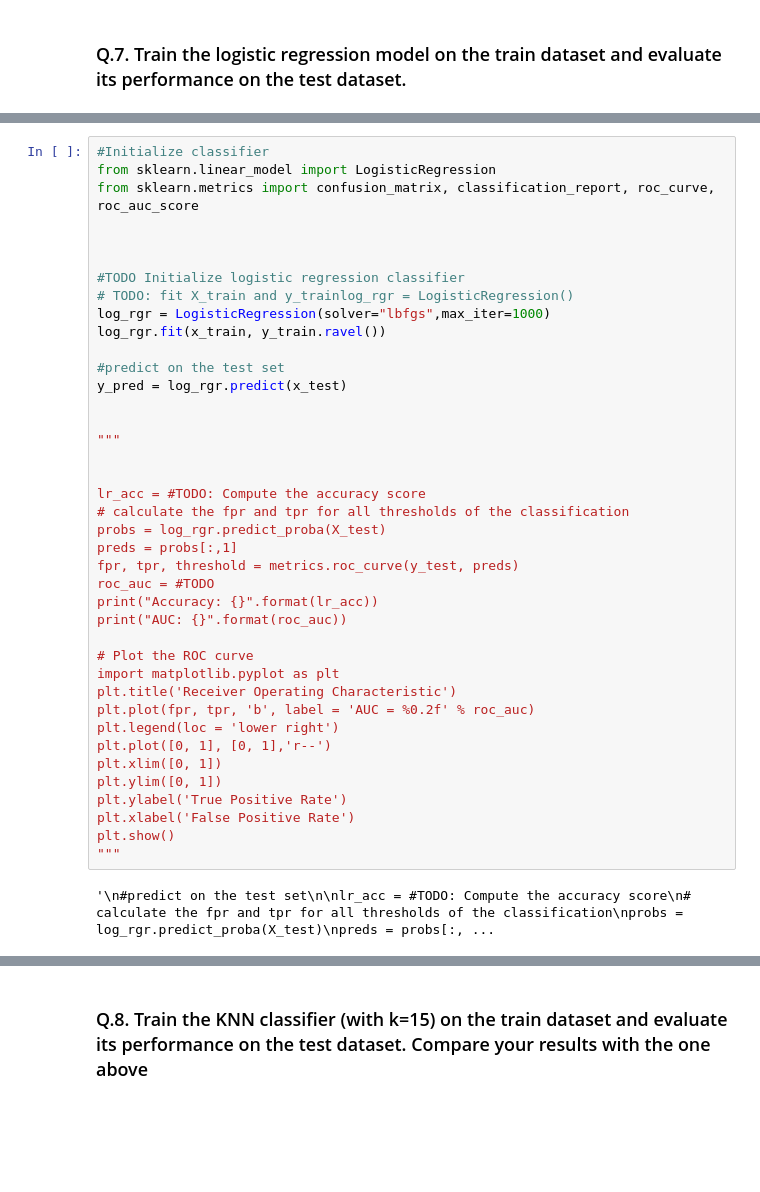
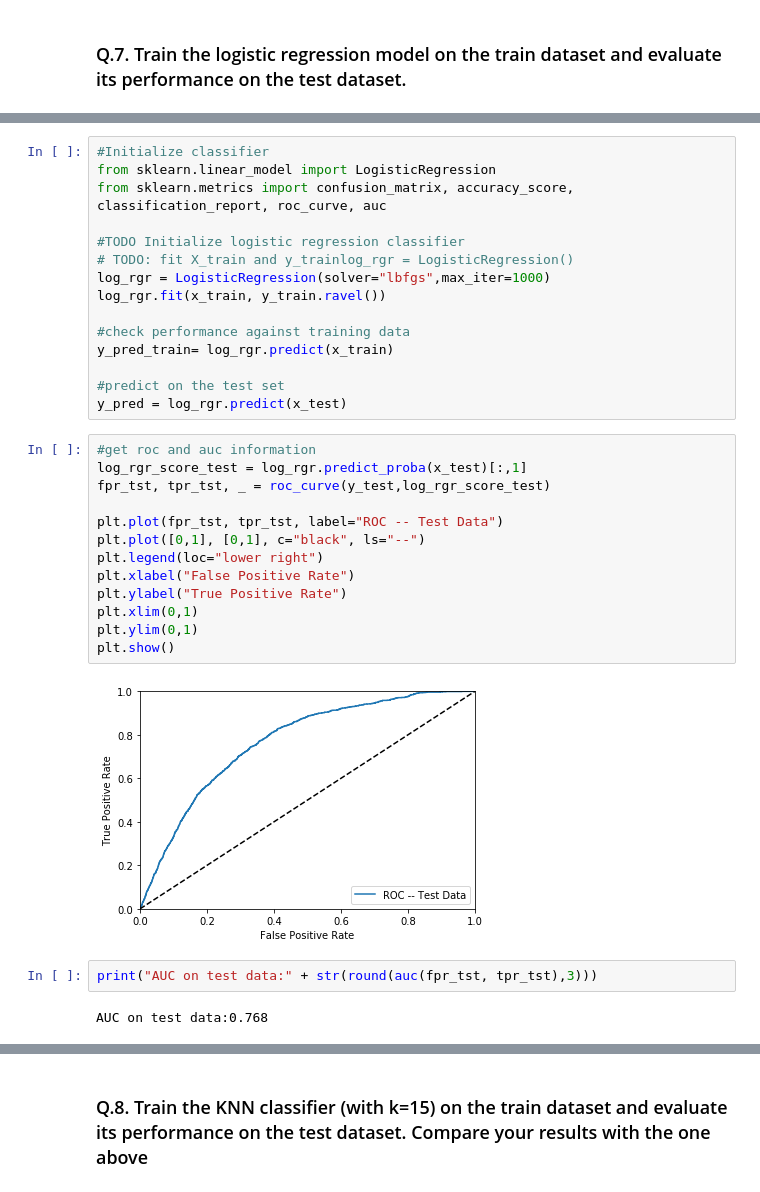
Before and after one commit to Boeing-Bros-UW-ML-Cert/Joeda, a Jupyter notebook: ML210_L5/Rice_ML210_L5.ipynb, the cells around one changed output, grey strips where cells are left out. Saved outputs shown, nothing was run; the diff lists cells and outputs as text; blank space fills up the shorter version.

```diff
--- a/ML210_L5/Rice_ML210_L5.ipynb
+++ b/ML210_L5/Rice_ML210_L5.ipynb
@@ -190,42 +195,34 @@ array([0, 0, 0, ..., 0, 0, 0], dtype=int64)
 # %%
 #Initialize classifier
 from sklearn.linear_model import LogisticRegression
-from sklearn.metrics import confusion_matrix, classification_report, roc_curve, roc_auc_score
-
-
+from sklearn.metrics import confusion_matrix, accuracy_score, classification_report, roc_curve, auc
 
 #TODO Initialize logistic regression classifier
 # TODO: fit X_train and y_trainlog_rgr = LogisticRegression()
 log_rgr = LogisticRegression(solver="lbfgs",max_iter=1000)
 log_rgr.fit(x_train, y_train.ravel())
 
+#check performance against training data
+y_pred_train= log_rgr.predict(x_train)
+
 #predict on the test set
 y_pred = log_rgr.predict(x_test)
-
-
-"""
-
-
-lr_acc = #TODO: Compute the accuracy score
-# calculate the fpr and tpr for all thresholds of the classification
-probs = log_rgr.predict_proba(X_test)
-preds = probs[:,1]
-fpr, tpr, threshold = metrics.roc_curve(y_test, preds)
-roc_auc = #TODO
-print("Accuracy: {}".format(lr_acc))
-print("AUC: {}".format(roc_auc))
-
-# Plot the ROC curve
-import matplotlib.pyplot as plt
-plt.title('Receiver Operating Characteristic')
-plt.plot(fpr, tpr, 'b', label = 'AUC = %0.2f' % roc_auc)
-plt.legend(loc = 'lower right')
-plt.plot([0, 1], [0, 1],'r--')
-plt.xlim([0, 1])
-plt.ylim([0, 1])
-plt.ylabel('True Positive Rate')
-plt.xlabel('False Positive Rate')
-plt.show()
-"""
-# %% [output]
-'\n#predict on the test set\n\nlr_acc = #TODO: Compute the accuracy score\n# calculate the fpr and tpr for all thresholds of the classification\nprobs = log_rgr.predict_proba(X_test)\npreds = probs[:, ...
+# %%
+#get roc and auc information
+log_rgr_score_test = log_rgr.predict_proba(x_test)[:,1]
+fpr_tst, tpr_tst, _ = roc_curve(y_test,log_rgr_score_test)
+
+plt.plot(fpr_tst, tpr_tst, label="ROC -- Test Data")
+plt.plot([0,1], [0,1], c="black", ls="--")
+plt.legend(loc="lower right")
+plt.xlabel("False Positive Rate")
+plt.ylabel("True Positive Rate")
+plt.xlim(0,1)
+plt.ylim(0,1)
+plt.show()
+# %% [output]
+[figure, added]
+# %%
+print("AUC on test data:" + str(round(auc(fpr_tst, tpr_tst),3)))
+# %% [output]
+AUC on test data:0.768
```
Also changed, not shown: parts of 24 cells of this notebook, 5 other files.
